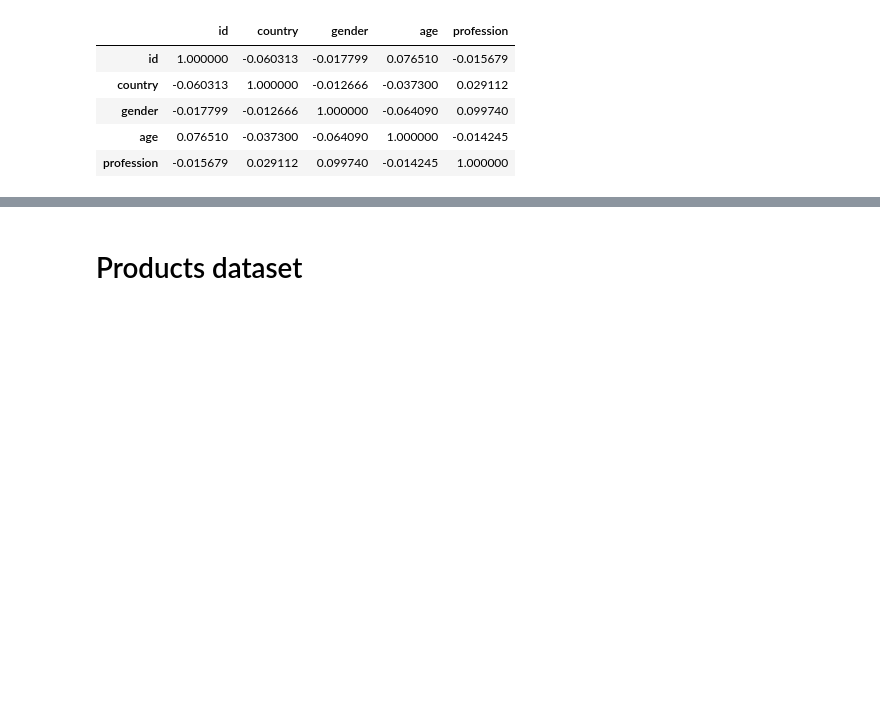
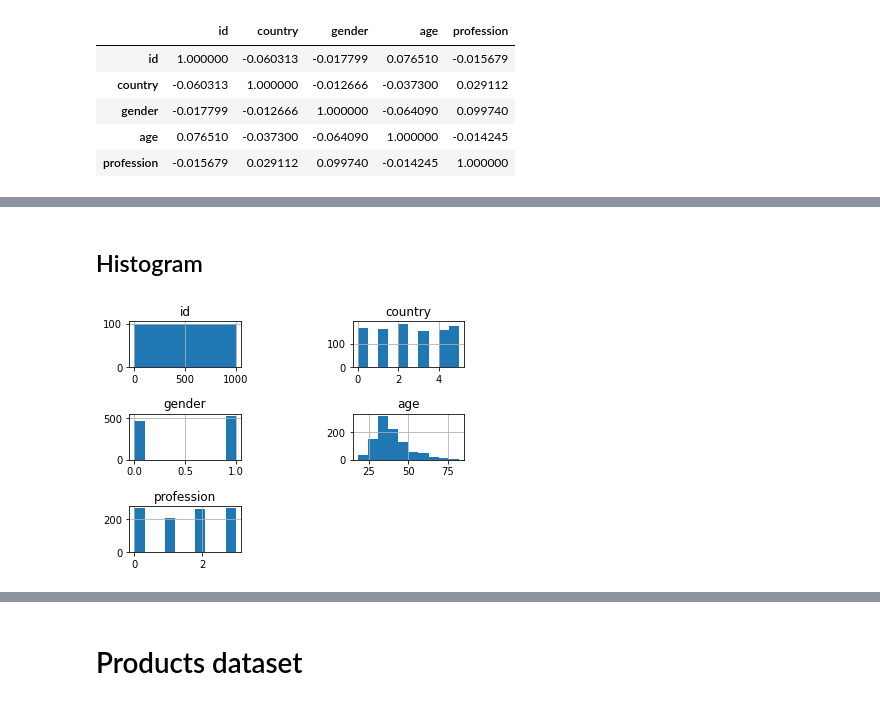
Before and after one commit to saharkhmissi11/customers-segmentation, a Jupyter notebook: customers_segmentation.ipynb, the cells around one changed output, grey strips where cells are left out. Cells and saved outputs as stored; diff of their text form; code cells hidden in the pictures; blank space fills up the shorter version.

```diff
--- a/customers_segmentation.ipynb
+++ b/customers_segmentation.ipynb
@@ -116,0 +153,7 @@ corr
+# %% [markdown]
+## Histogram
+# %%
+customers.hist()
+plt.subplots_adjust(bottom = 0.1, right = 0.9, top = 0.9, wspace = 1, hspace = 1)
+# %% [output]
+[figure, added]
```
Also changed, not shown: parts of 71 cells of this notebook.
